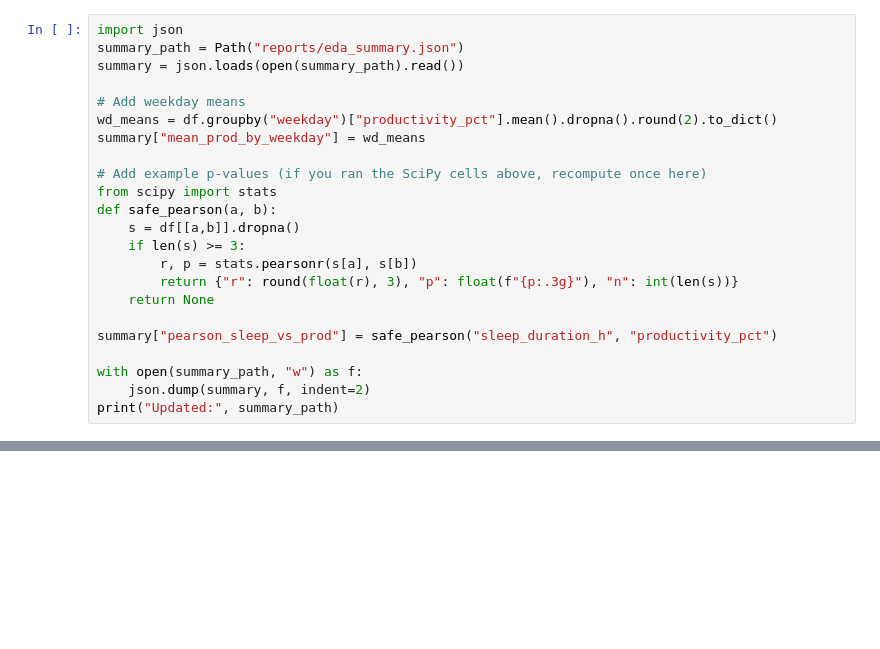
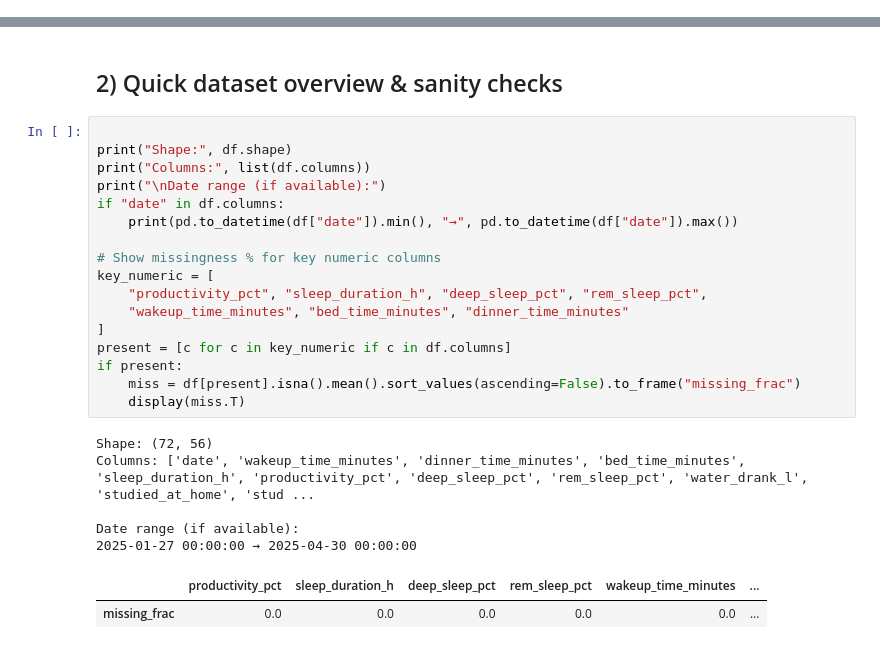
Before and after one commit to deepakdeo/cte-project, a Jupyter notebook: notebooks/01_EDA.ipynb, the cells around one changed output, grey strips where cells are left out. Cells and saved outputs as stored; diff of their text form; blank space fills up the shorter version.

```diff
--- a/notebooks/01_EDA.ipynb
+++ b/notebooks/01_EDA.ipynb
@@ -505,23 +0,0 @@ for meal in ["breakfast_quality","lunch_quality","dinner_quality"]:
-# %%
-import json
-summary_path = Path("reports/eda_summary.json")
-summary = json.loads(open(summary_path).read())
-
-# Add weekday means
-wd_means = df.groupby("weekday")["productivity_pct"].mean().dropna().round(2).to_dict()
-summary["mean_prod_by_weekday"] = wd_means
-
-# Add example p-values (if you ran the SciPy cells above, recompute once here)
-from scipy import stats
-def safe_pearson(a, b):
-    s = df[[a,b]].dropna()
-    if len(s) >= 3:
-        r, p = stats.pearsonr(s[a], s[b])
-        return {"r": round(float(r), 3), "p": float(f"{p:.3g}"), "n": int(len(s))}
-    return None
-
-summary["pearson_sleep_vs_prod"] = safe_pearson("sleep_duration_h", "productivity_pct")
-
-with open(summary_path, "w") as f:
-    json.dump(summary, f, indent=2)
-print("Updated:", summary_path)
@@ -815,0 +99,28 @@ Wrote reports/figures/prod_by_dinner_quality_ci.png
+# %% [markdown]
+
+## 2) Quick dataset overview & sanity checks
+# %%
+
+print("Shape:", df.shape)
+print("Columns:", list(df.columns))
+print("\nDate range (if available):")
+if "date" in df.columns:
+    print(pd.to_datetime(df["date"]).min(), "→", pd.to_datetime(df["date"]).max())
+
+# Show missingness % for key numeric columns
+key_numeric = [
+    "productivity_pct", "sleep_duration_h", "deep_sleep_pct", "rem_sleep_pct",
+    "wakeup_time_minutes", "bed_time_minutes", "dinner_time_minutes"
+]
+present = [c for c in key_numeric if c in df.columns]
+if present:
+    miss = df[present].isna().mean().sort_values(ascending=False).to_frame("missing_frac")
+    display(miss.T)
+# %% [output]
+Shape: (72, 56)
+Columns: ['date', 'wakeup_time_minutes', 'dinner_time_minutes', 'bed_time_minutes', 'sleep_duration_h', 'productivity_pct', 'deep_sleep_pct', 'rem_sleep_pct', 'water_drank_l', 'studied_at_home', 'stud ...
+
+Date range (if available):
+2025-01-27 00:00:00 → 2025-04-30 00:00:00
+|  | productivity_pct | sleep_duration_h | deep_sleep_pct | rem_sleep_pct | wakeup_time_minutes | ... |
+| missing_frac | 0.0 | 0.0 | 0.0 | 0.0 | 0.0 | ... |
```
Also changed, not shown: parts of 52 cells of this notebook, 21 other files.
